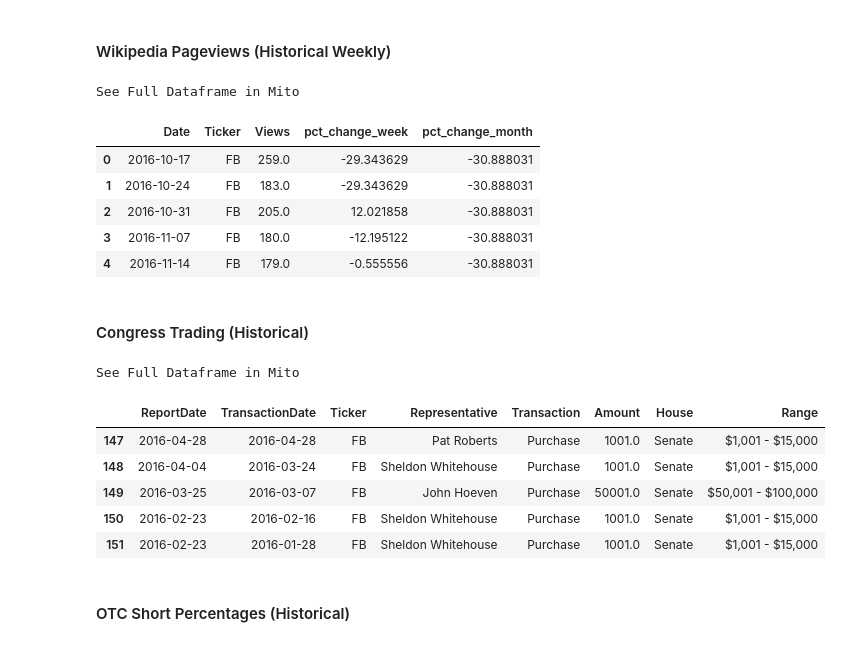
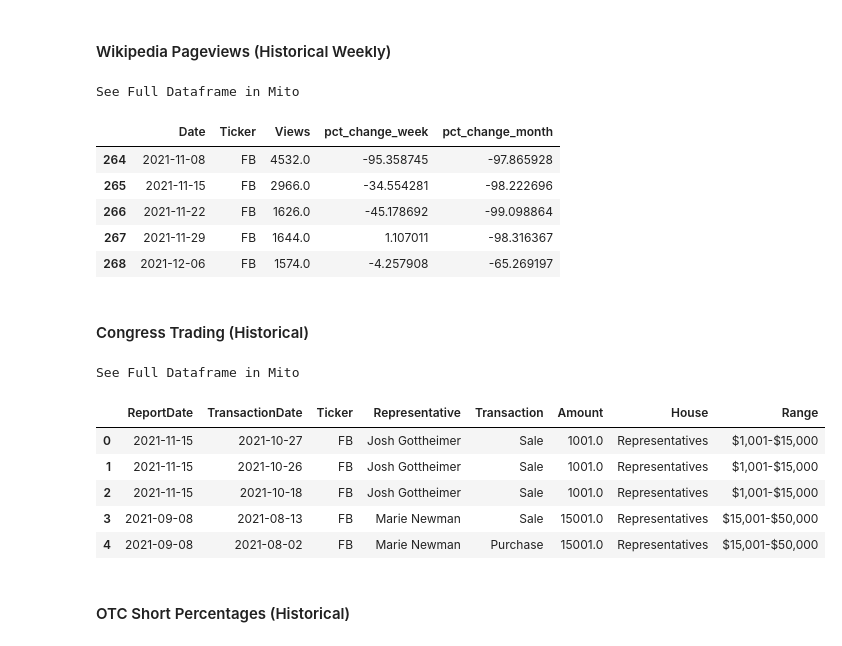
Before and after one commit to brianfrubin/etf-analysis, a Jupyter notebook: QuiverQuant_API.ipynb, the cells around one changed output. Drawn from its saved outputs; the diff is of its cells as text; code cells hidden in the pictures.

Commit message:
updated quiver nb and streamlit

```diff
--- a/QuiverQuant_API.ipynb
+++ b/QuiverQuant_API.ipynb
@@ -91,26 +251,26 @@ See Full Dataframe in Mito
 # %% [markdown]
 #### Wikipedia Pageviews (Historical Weekly)
 # %%
-quiver.wikipedia(ticker='FB').head()
+quiver.wikipedia(ticker='FB').tail()
 # %% [output]
 See Full Dataframe in Mito
 |  | Date | Ticker | Views | pct_change_week | pct_change_month |
-| 0 | 2016-10-17 | FB | 259.0 | -29.343629 | -30.888031 |
-| 1 | 2016-10-24 | FB | 183.0 | -29.343629 | -30.888031 |
-| 2 | 2016-10-31 | FB | 205.0 | 12.021858 | -30.888031 |
-| 3 | 2016-11-07 | FB | 180.0 | -12.195122 | -30.888031 |
-| 4 | 2016-11-14 | FB | 179.0 | -0.555556 | -30.888031 |
+| 264 | 2021-11-08 | FB | 4532.0 | -95.358745 | -97.865928 |
+| 265 | 2021-11-15 | FB | 2966.0 | -34.554281 | -98.222696 |
+| 266 | 2021-11-22 | FB | 1626.0 | -45.178692 | -99.098864 |
+| 267 | 2021-11-29 | FB | 1644.0 | 1.107011 | -98.316367 |
+| 268 | 2021-12-06 | FB | 1574.0 | -4.257908 | -65.269197 |
 # %% [markdown]
 #### Congress Trading (Historical)
 # %%
-quiver.congress_trading(ticker='FB', politician=False).tail()
+quiver.congress_trading(ticker='FB', politician=False).head()
 # %% [output]
 See Full Dataframe in Mito
 |  | ReportDate | TransactionDate | Ticker | Representative | Transaction | Amount | House | Range |
-| 147 | 2016-04-28 | 2016-04-28 | FB | Pat Roberts | Purchase | 1001.0 | Senate | $1,001 - $15,000 |
-| 148 | 2016-04-04 | 2016-03-24 | FB | Sheldon Whitehouse | Purchase | 1001.0 | Senate | $1,001 - $15,000 |
-| 149 | 2016-03-25 | 2016-03-07 | FB | John Hoeven | Purchase | 50001.0 | Senate | $50,001 - $100,000 |
-| 150 | 2016-02-23 | 2016-02-16 | FB | Sheldon Whitehouse | Purchase | 1001.0 | Senate | $1,001 - $15,000 |
-| 151 | 2016-02-23 | 2016-01-28 | FB | Sheldon Whitehouse | Purchase | 1001.0 | Senate | $1,001 - $15,000 |
+| 0 | 2021-11-15 | 2021-10-27 | FB | Josh Gottheimer | Sale | 1001.0 | Representatives | $1,001-$15,000 |
+| 1 | 2021-11-15 | 2021-10-26 | FB | Josh Gottheimer | Sale | 1001.0 | Representatives | $1,001-$15,000 |
+| 2 | 2021-11-15 | 2021-10-18 | FB | Josh Gottheimer | Sale | 1001.0 | Representatives | $1,001-$15,000 |
+| 3 | 2021-09-08 | 2021-08-13 | FB | Marie Newman | Sale | 15001.0 | Representatives | $15,001-$50,000 |
+| 4 | 2021-09-08 | 2021-08-02 | FB | Marie Newman | Purchase | 15001.0 | Representatives | $15,001-$50,000 |
 # %% [markdown]
 #### OTC Short Percentages (Historical)
```
Also changed, not shown: parts of 34 cells of this notebook, 1 other file.
